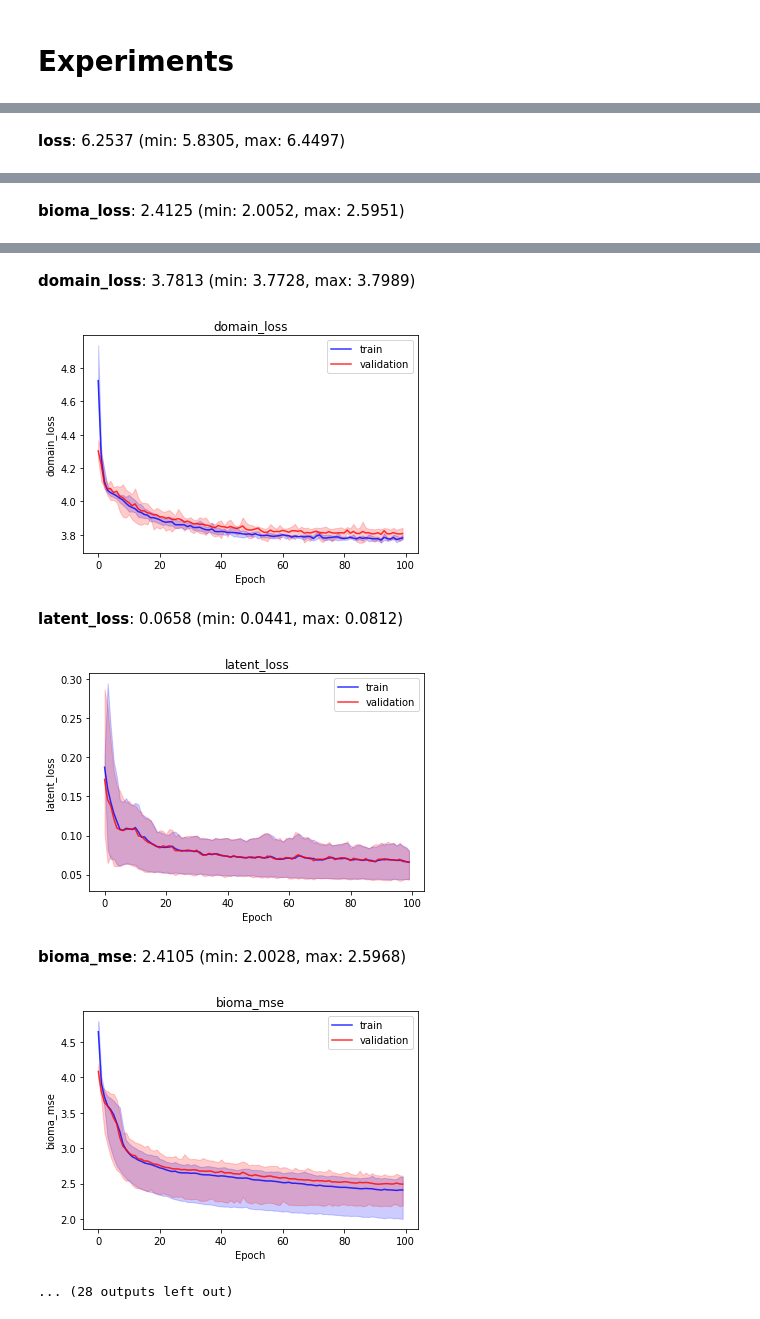
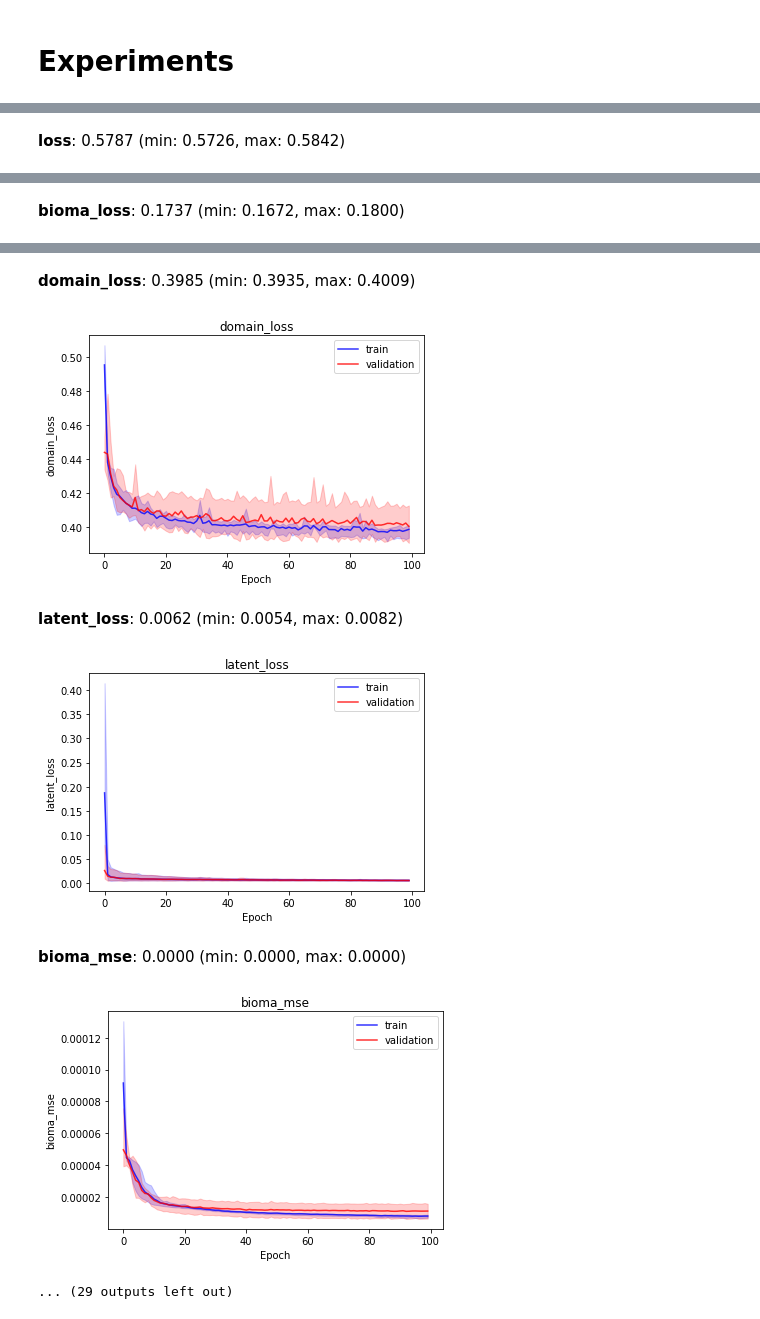
Before and after one commit to jorgemf/DeepLatentMicrobiome, a Jupyter notebook: autoencoder_results.ipynb, the cells around one changed output, grey strips where cells are left out. Cells and saved outputs as stored; diff of their text form; code cells hidden in the pictures.

```diff
--- a/autoencoder_results.ipynb
+++ b/autoencoder_results.ipynb
@@ -200,22 +229,23 @@ from layers import *
 from utils import *
 from loss import *
 # %%
-# 93
+# 366
 perform_test_experiment(cv_folds=5,
                         epochs=100,
                         batch_size=64,
                         learning_rate=0.001,
                         optimizer=optimizers.Adam,
                         learning_rate_scheduler=None,
-                        input_transform=CenterLogRatio,
-                        output_transform=None,
-                        reconstruction_loss=MakeLoss(LossMeanSquaredErrorWrapper, CenterLogRatio, None),
+                        input_transform=Percentage,
+                        output_transform=tf.keras.layers.Softmax,
+                        reconstruction_loss=MakeLoss(LossBrayCurtis, Percentage, None),
                         latent_space=100,
                         layers=[521,256],
                         activation='relu',
-                        activation_latent='sigmoid',
+                        activation_latent='relu',
                         show_results=True,
-                        device='/CPU:0')
+                        device='/CPU:0',
+                       filename_predictions='predictions_experiment_366.txt')
 # %% [output]
 | Parameter             | Value         |
 |:----------------------|:--------------|
@@ -235,4 +265,4 @@ perform_test_experiment(cv_folds=5,
 | Learning Rate | constant = 0.001 |
 | Optimizer | Adam |
 <p>Best iteration: <b>99</b></p>
-<b>loss</b>: 6.2537 (min: 5.8305, max: 6.4497)
+<b>loss</b>: 0.5787 (min: 0.5726, max: 0.5842)
@@ -240 +270 @@ perform_test_experiment(cv_folds=5,
-<b>bioma_loss</b>: 2.4125 (min: 2.0052, max: 2.5951)
+<b>bioma_loss</b>: 0.1737 (min: 0.1672, max: 0.1800)
@@ -242,8 +272,8 @@ perform_test_experiment(cv_folds=5,
-<b>domain_loss</b>: 3.7813 (min: 3.7728, max: 3.7989)
+<b>domain_loss</b>: 0.3985 (min: 0.3935, max: 0.4009)
-[figure, old version]
+[figure, new version]
-<b>latent_loss</b>: 0.0658 (min: 0.0441, max: 0.0812)
+<b>latent_loss</b>: 0.0062 (min: 0.0054, max: 0.0082)
-[figure, old version]
+[figure, new version]
-<b>bioma_mse</b>: 2.4105 (min: 2.0028, max: 2.5968)
+<b>bioma_mse</b>: 0.0000 (min: 0.0000, max: 0.0000)
-[figure, old version]
+[figure, new version]
-... (28 outputs left out)
+... (29 outputs left out)
 # %%
```
Also changed, not shown: parts of 22 cells of this notebook, 10 other files.
